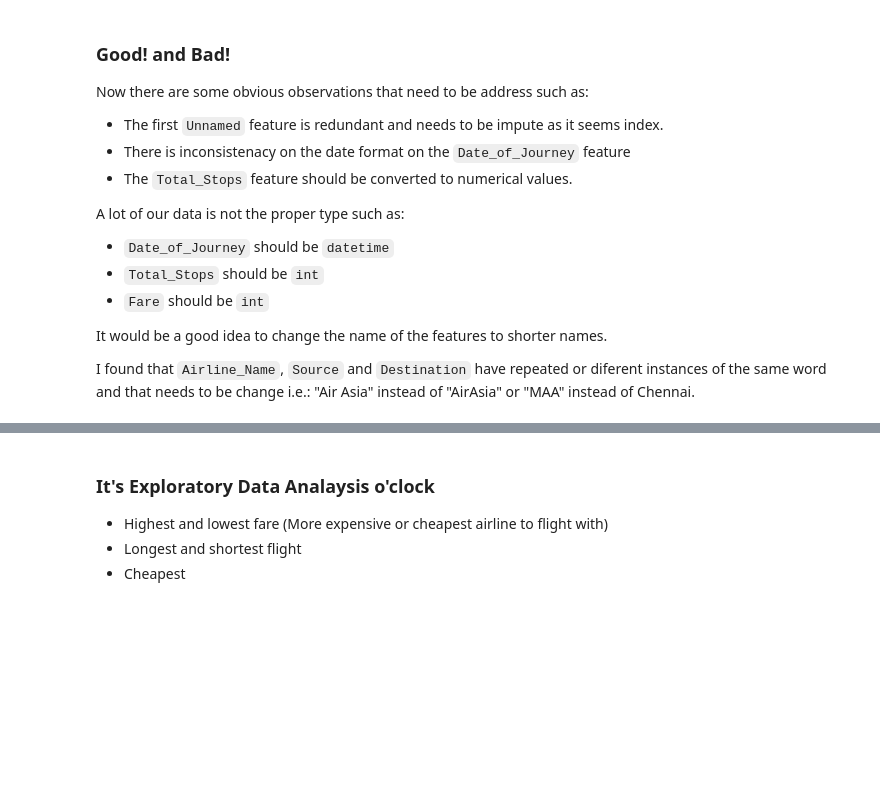
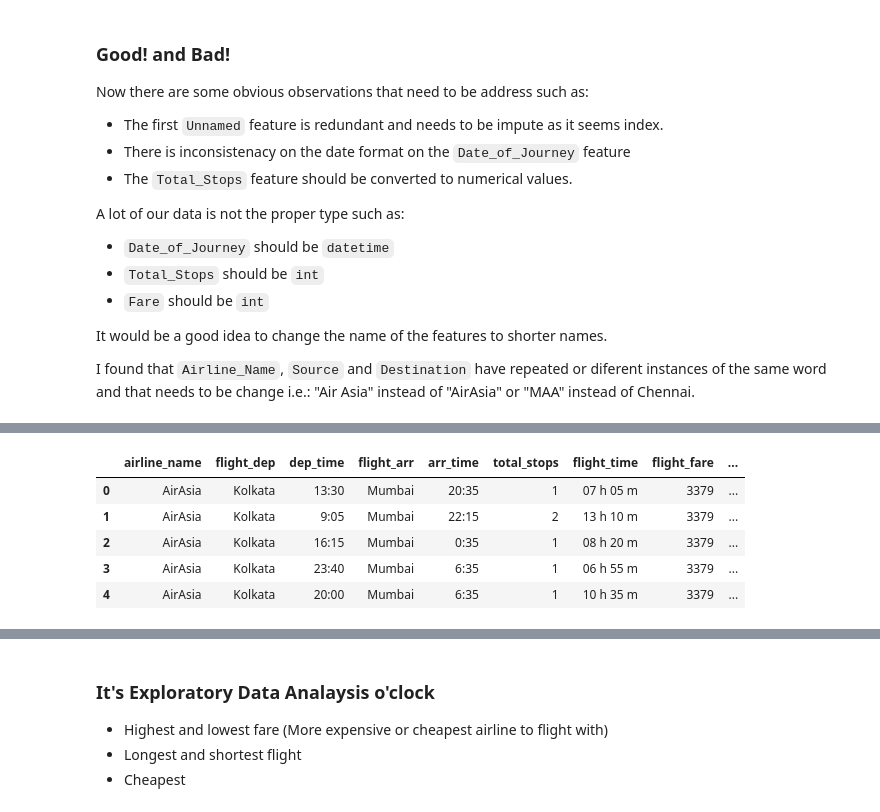
Before and after one commit to maco-data/airline-fare-prediction, a Jupyter notebook: notebook_eda.ipynb, the cells around one changed output, grey strips where cells are left out. Cells and saved outputs as stored; diff of their text form; code cells hidden in the pictures; blank space fills up the shorter version.

```diff
--- a/notebook_eda.ipynb
+++ b/notebook_eda.ipynb
@@ -290,0 +195,14 @@ print(f"There are {len(unique_vals)} unique elements in this feature : {unique_v
+# %%
+# Creating a new feature with only the flight month
+train_data['flight_month'] = pd.to_datetime(train_data.flight_date, format = "%Y-%m-%d").dt.month
+# %%
+# After the flight date has been use to create to new feature (flight_day, flight_month) we can drop it
+train_data.drop(['flight_date'], axis = 1, inplace = True)
+train_data.head()
+# %% [output]
+|  | airline_name | flight_dep | dep_time | flight_arr | arr_time | total_stops | flight_time | flight_fare | ... |
+| 0 | AirAsia | Kolkata | 13:30 | Mumbai | 20:35 | 1 | 07 h 05 m | 3379 | ... |
+| 1 | AirAsia | Kolkata | 9:05 | Mumbai | 22:15 | 2 | 13 h 10 m | 3379 | ... |
+| 2 | AirAsia | Kolkata | 16:15 | Mumbai | 0:35 | 1 | 08 h 20 m | 3379 | ... |
+| 3 | AirAsia | Kolkata | 23:40 | Mumbai | 6:35 | 1 | 06 h 55 m | 3379 | ... |
+| 4 | AirAsia | Kolkata | 20:00 | Mumbai | 6:35 | 1 | 10 h 35 m | 3379 | ... |
```
Also changed, not shown: parts of 43 cells of this notebook.
